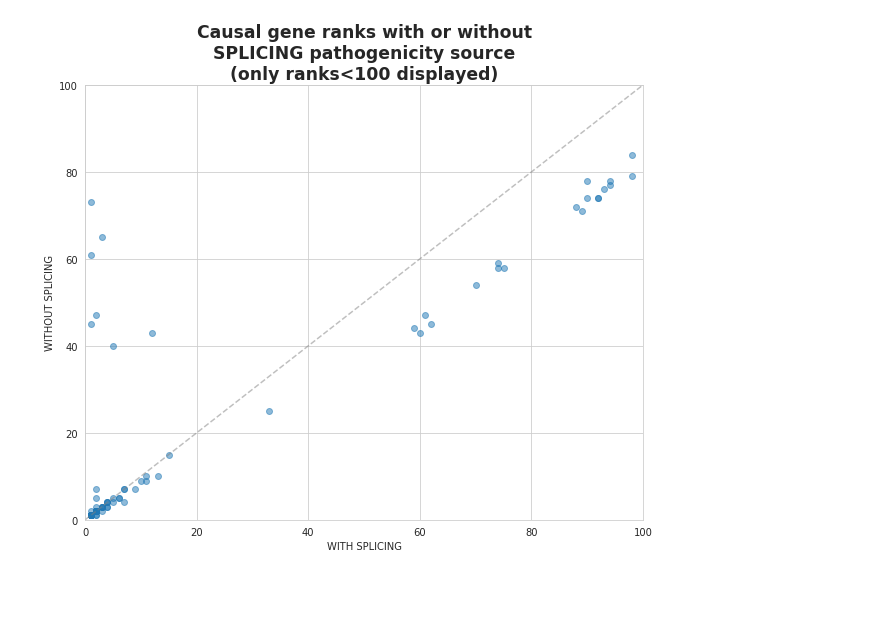
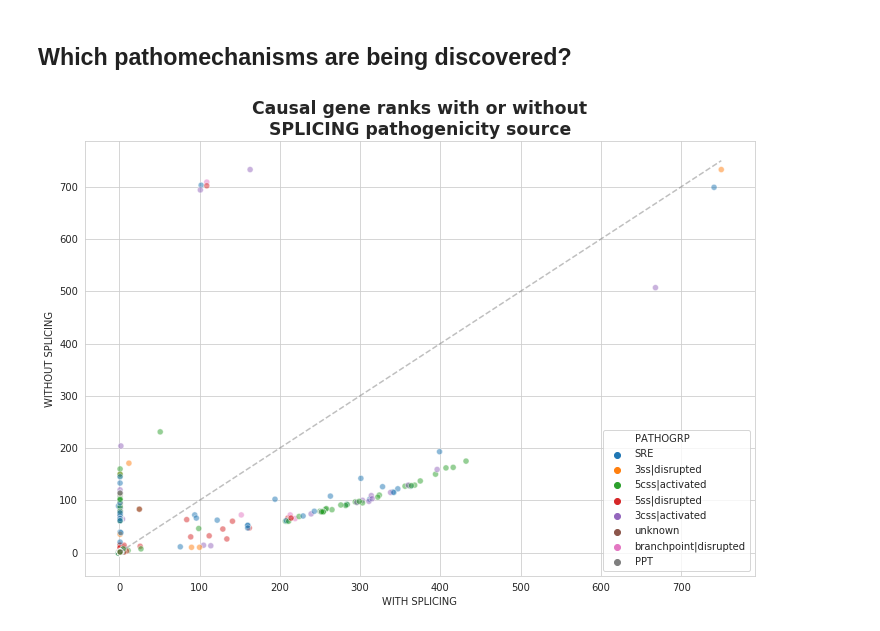
Before and after one commit to monarch-initiative/ExomiserSimulations, a Jupyter notebook: 3S Exomiser performance evaluation.ipynb, the cells around one changed output. Saved outputs shown, nothing was run; the diff lists cells and outputs as text; code cells hidden in the pictures; blank space fills up the shorter version.

Commit message:
Notebook and `curation.py` functions update

```diff
--- a/3S Exomiser performance evaluation.ipynb
+++ b/3S Exomiser performance evaluation.ipynb
@@ -12,6 +25,14 @@ sns.set_style('whitegrid')
 # %%
-FPATH = "/home/ielis/data/threes-simulations/output-all/ranks.tsv"
+FPATH = "/home/ielis/data/threes-simulations/output-checked/ranks.tsv"
 df = pd.read_csv(FPATH, sep="\t")
+
+# melt rows with multiple PATHOMECHANISM entries
+df['PATHOMECHANISM'] = df['PATHOMECHANISM'].str.split(";")
+df = df.explode("PATHOMECHANISM")
+
+# remove lines with non-splicing pathomechanism
+df = df.loc[df.PATHOMECHANISM.str.startswith("splicing"), :]
+
 df.head()
 # %% [output]
 |  | CASE | WITH_SPLICING | WITHOUT_SPLICING | PATHOMECHANISM |
@@ -39,15 +58,20 @@ title = ax.set_title("Causal gene ranks with or without\nSPLICING pathogenicity
+# %% [markdown]
+## Which pathomechanisms are being discovered?
 # %%
-fig, ax = plt.subplots(figsize=(10, 8))
+from curation import group_pathomechanism_for_threes_evaluation
 
-line_points = np.linspace(0, 280, 10)
+fig, ax = plt.subplots(figsize=(12, 8))
+
+df['PATHOGRP'] = df.PATHOMECHANISM.map(group_pathomechanism_for_threes_evaluation)
+
+max_val = max([df.WITH_SPLICING.max(), df.WITHOUT_SPLICING.max()])
+line_points = np.linspace(0, max_val, 10)
 line = ax.plot(line_points, line_points, "--", color="grey", alpha=0.5)
-sct = ax.scatter(df.WITH_SPLICING, df.WITHOUT_SPLICING, alpha=0.5)
-xlim = ax.set_xlim([0, 100])
-ylim = ax.set_ylim([0, 100])
+sct = sns.scatterplot(df.WITH_SPLICING, df.WITHOUT_SPLICING, hue=df['PATHOGRP'], alpha=0.5, ax=ax)
 
 xl = ax.set_xlabel("WITH SPLICING")
 yl = ax.set_ylabel("WITHOUT SPLICING")
-title = ax.set_title("Causal gene ranks with or without\nSPLICING pathogenicity source\n(only ranks<100 displayed)",
+title = ax.set_title("Causal gene ranks with or without\nSPLICING pathogenicity source",
                      size="xx-large", fontweight="bold")
 # %% [output]
-[figure, old version]
+[figure, new version]
```
Also changed, not shown: parts of 8 cells of this notebook, 1 other file.
